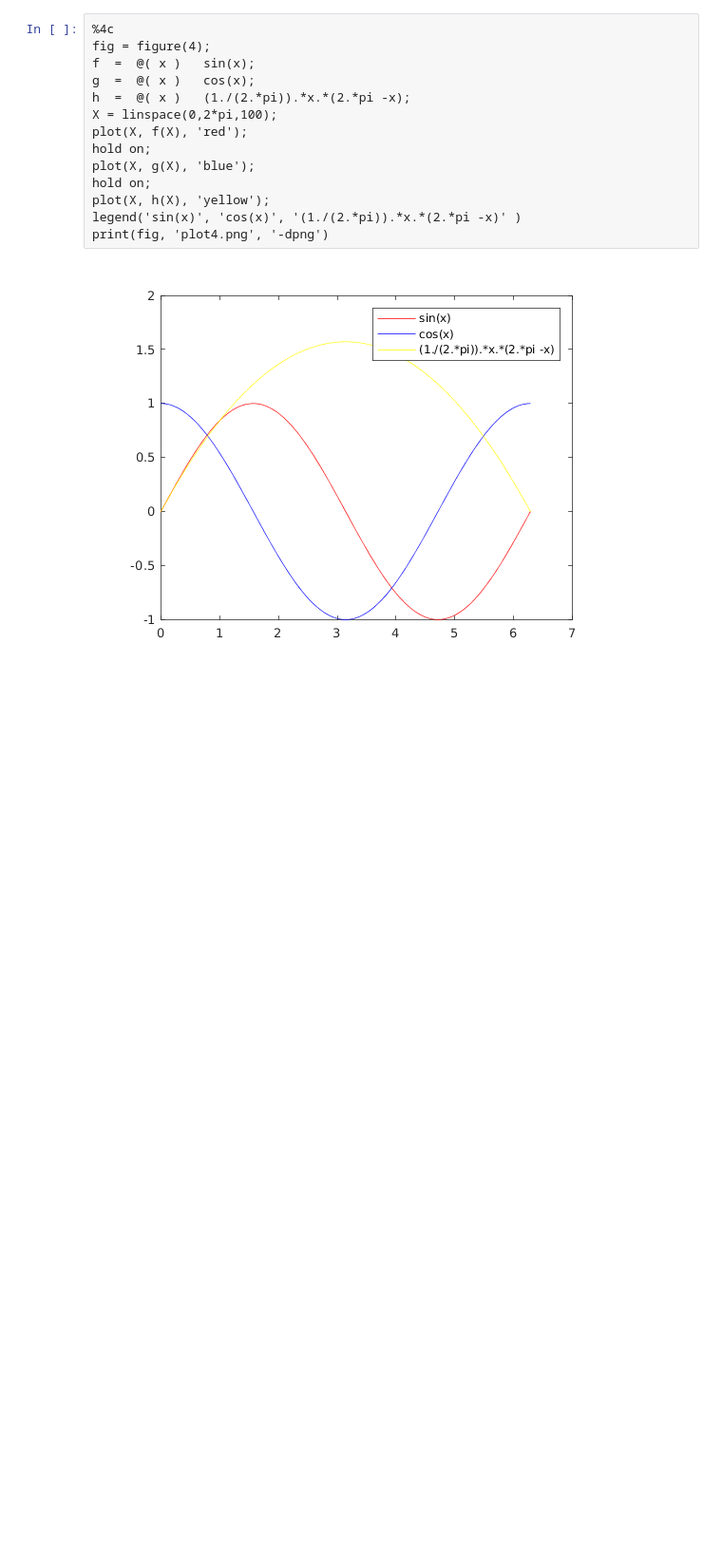
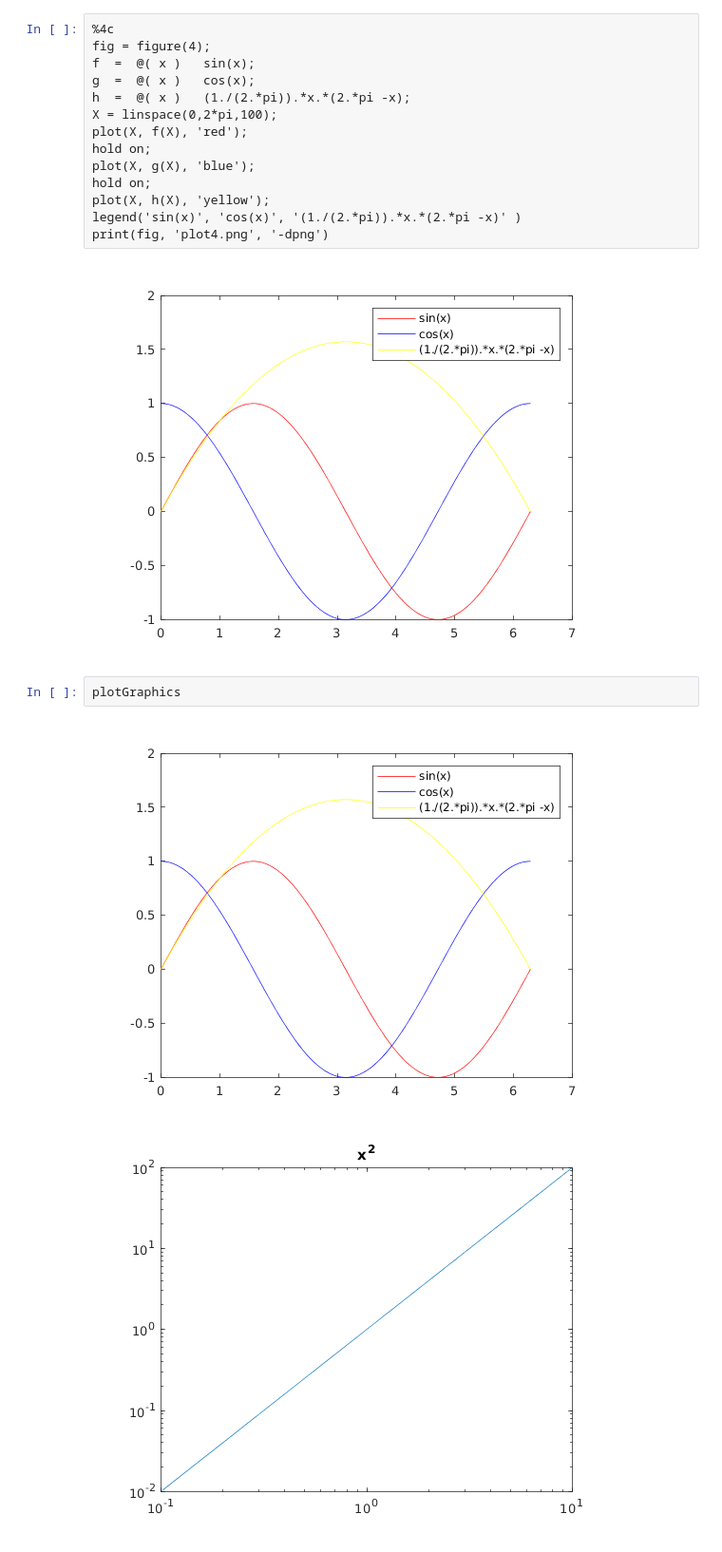
Before and after one commit to 0rC0/CoMa1, a Jupyter notebook: ueb2/Untitled.ipynb, the cells around one changed output. Shown at 95% size. Cells and saved outputs as stored; diff of their text form; blank space fills up the shorter version.

```diff
--- a/ueb2/Untitled.ipynb
+++ b/ueb2/Untitled.ipynb
@@ -47,3 +47,8 @@ legend('sin(x)', 'cos(x)', '(1./(2.*pi)).*x.*(2.*pi -x)' )
 print(fig, 'plot4.png', '-dpng')
 # %% [output]
 [figure]
+# %%
+plotGraphics
+# %% [output]
+[figure, added]
+[figure, added]
```
Also changed, not shown: parts of 12 cells of this notebook, 5 other files.
